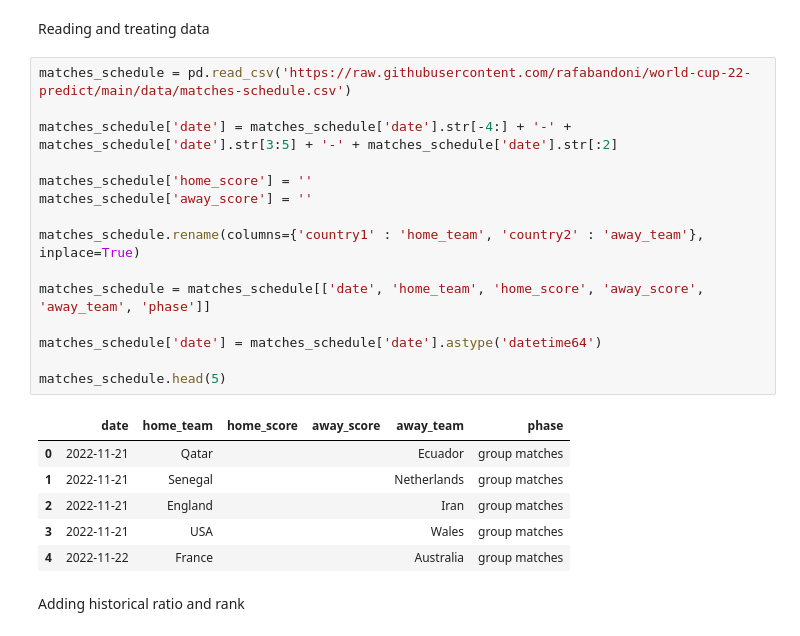
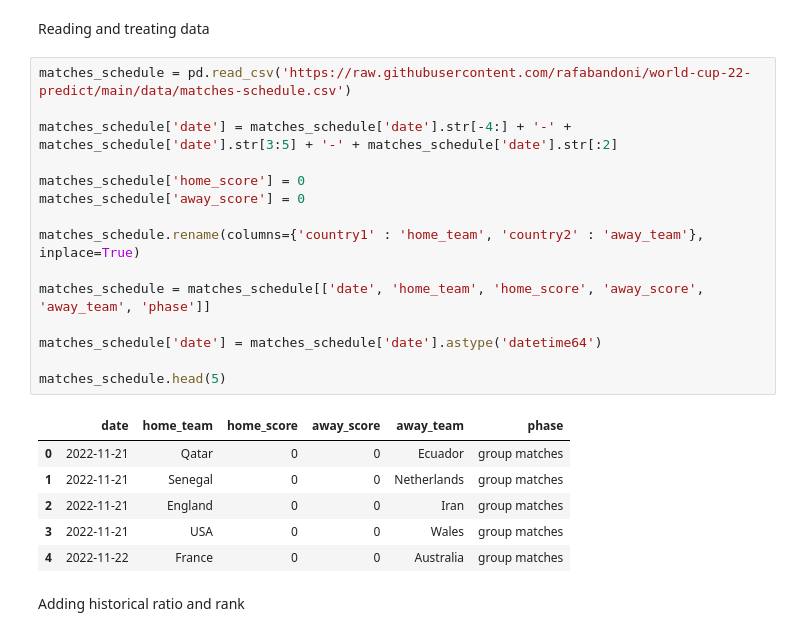
Before and after one commit to rafabandoni/world-cup-22-predict, a Jupyter notebook: predict_worldcup22.ipynb, the cells around one changed output. Cells and saved outputs as stored; diff of their text form.

```diff
--- a/predict_worldcup22.ipynb
+++ b/predict_worldcup22.ipynb
@@ -430,25 +430,25 @@ Reading and treating data
 # %%
 matches_schedule = pd.read_csv('https://raw.githubusercontent.com/rafabandoni/world-cup-22-predict/main/data/matches-schedule.csv')
 
 matches_schedule['date'] = matches_schedule['date'].str[-4:] + '-' + matches_schedule['date'].str[3:5] + '-' + matches_schedule['date'].str[:2]
 
-matches_schedule['home_score'] = ''
-matches_schedule['away_score'] = ''
+matches_schedule['home_score'] = 0
+matches_schedule['away_score'] = 0
 
 matches_schedule.rename(columns={'country1' : 'home_team', 'country2' : 'away_team'}, inplace=True)
 
 matches_schedule = matches_schedule[['date', 'home_team', 'home_score', 'away_score', 'away_team', 'phase']]
 
 matches_schedule['date'] = matches_schedule['date'].astype('datetime64')
 
 matches_schedule.head(5)
 # %% [output]
 |  | date | home_team | home_score | away_score | away_team | phase |
-| 0 | 2022-11-21 | Qatar |  |  | Ecuador | group matches |
-| 1 | 2022-11-21 | Senegal |  |  | Netherlands | group matches |
-| 2 | 2022-11-21 | England |  |  | Iran | group matches |
-| 3 | 2022-11-21 | USA |  |  | Wales | group matches |
-| 4 | 2022-11-22 | France |  |  | Australia | group matches |
+| 0 | 2022-11-21 | Qatar | 0 | 0 | Ecuador | group matches |
+| 1 | 2022-11-21 | Senegal | 0 | 0 | Netherlands | group matches |
+| 2 | 2022-11-21 | England | 0 | 0 | Iran | group matches |
+| 3 | 2022-11-21 | USA | 0 | 0 | Wales | group matches |
+| 4 | 2022-11-22 | France | 0 | 0 | Australia | group matches |
 # %% [markdown]
 Adding historical ratio and rank
 # %%
```
Also changed, not shown: parts of 4 cells of this notebook.
